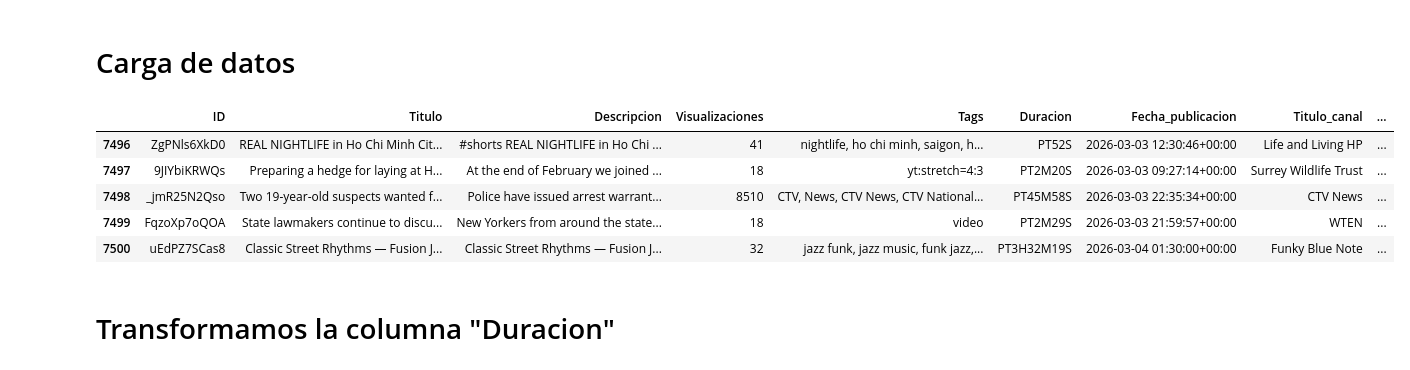
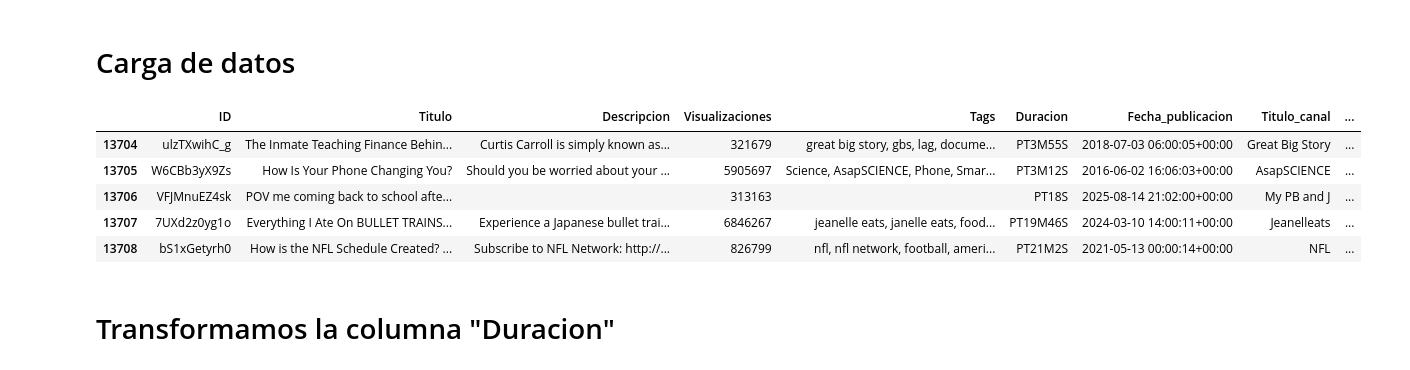
Before and after one commit to UCM-GIDIA-PD1/c2526-R1, a Jupyter notebook: src/analisis_generos.ipynb, the cells around one changed output. Drawn from its saved outputs; the diff is of its cells as text; code cells hidden in the pictures.

```diff
--- a/src/analisis_generos.ipynb
+++ b/src/analisis_generos.ipynb
@@ -24,17 +24,17 @@ import ast
 # %%
 with open("Private/Claves.json", "r", encoding="utf-8") as archivo:
     claves = json.load(archivo)
 
 claves["Url"] = claves["Url"].replace("https://", "").replace("http://", "").split("/")[0]
-df = download_dataframe_minio("pd1", "grupo1/clean/union_dfs_20260304",claves=claves,file_format="parquet")
+df = download_dataframe_minio("pd1", "grupo1/clean/union_dfs_20260305",claves=claves,file_format="parquet")
 df.tail()
 # %% [output]
 |  | ID | Titulo | Descripcion | Visualizaciones | Tags | Duracion | Fecha_publicacion | Titulo_canal | ... |
-| 7496 | ZgPNls6XkD0 | REAL NIGHTLIFE in Ho Chi Minh Cit... | #shorts REAL NIGHTLIFE in Ho Chi ... | 41 | nightlife, ho chi minh, saigon, h... | PT52S | 2026-03-03 12:30:46+00:00 | Life and Living HP | ... |
-| 7497 | 9JIYbiKRWQs | Preparing a hedge for laying at H... | At the end of February we joined ... | 18 | yt:stretch=4:3 | PT2M20S | 2026-03-03 09:27:14+00:00 | Surrey Wildlife Trust | ... |
-| 7498 | _jmR25N2Qso | Two 19-year-old suspects wanted f... | Police have issued arrest warrant... | 8510 | CTV, News, CTV News, CTV National... | PT45M58S | 2026-03-03 22:35:34+00:00 | CTV News | ... |
-| 7499 | FqzoXp7oQOA | State lawmakers continue to discu... | New Yorkers from around the state... | 18 | video | PT2M29S | 2026-03-03 21:59:57+00:00 | WTEN | ... |
-| 7500 | uEdPZ7SCas8 | Classic Street Rhythms — Fusion J... | Classic Street Rhythms — Fusion J... | 32 | jazz funk, jazz music, funk jazz,... | PT3H32M19S | 2026-03-04 01:30:00+00:00 | Funky Blue Note | ... |
+| 13704 | ulzTXwihC_g | The Inmate Teaching Finance Behin... | Curtis Carroll is simply known as... | 321679 | great big story, gbs, lag, docume... | PT3M55S | 2018-07-03 06:00:05+00:00 | Great Big Story | ... |
+| 13705 | W6CBb3yX9Zs | How Is Your Phone Changing You? | Should you be worried about your ... | 5905697 | Science, AsapSCIENCE, Phone, Smar... | PT3M12S | 2016-06-02 16:06:03+00:00 | AsapSCIENCE | ... |
+| 13706 | VFJMnuEZ4sk | POV me coming back to school afte... |  | 313163 |  | PT18S | 2025-08-14 21:02:00+00:00 | My PB and J | ... |
+| 13707 | 7UXd2z0yg1o | Everything I Ate On BULLET TRAINS... | Experience a Japanese bullet trai... | 6846267 | jeanelle eats, janelle eats, food... | PT19M46S | 2024-03-10 14:00:11+00:00 | Jeanelleats | ... |
+| 13708 | bS1xGetyrh0 | How is the NFL Schedule Created? ... | Subscribe to NFL Network: http://... | 826799 | nfl, nfl network, football, ameri... | PT21M2S | 2021-05-13 00:00:14+00:00 | NFL | ... |
 # %% [markdown]
 # Transformamos la columna "Duracion"
 # %%
```
Also changed, not shown: parts of 3 cells of this notebook, 1 other file.
